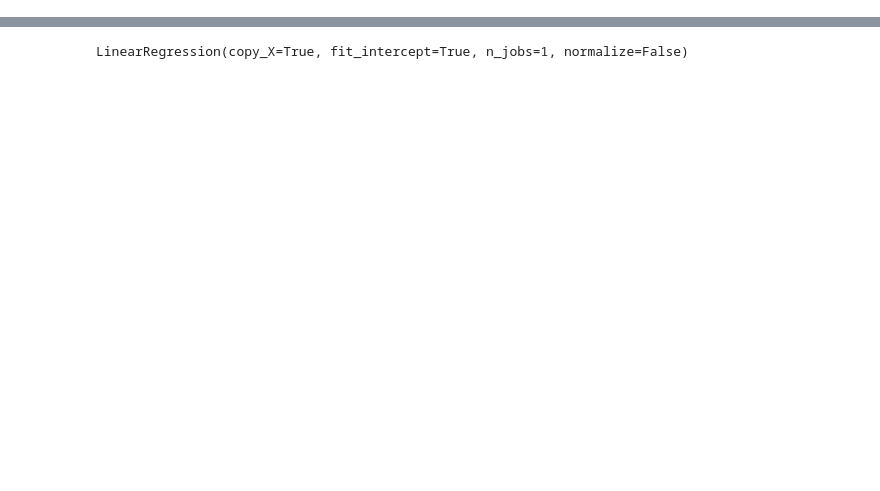
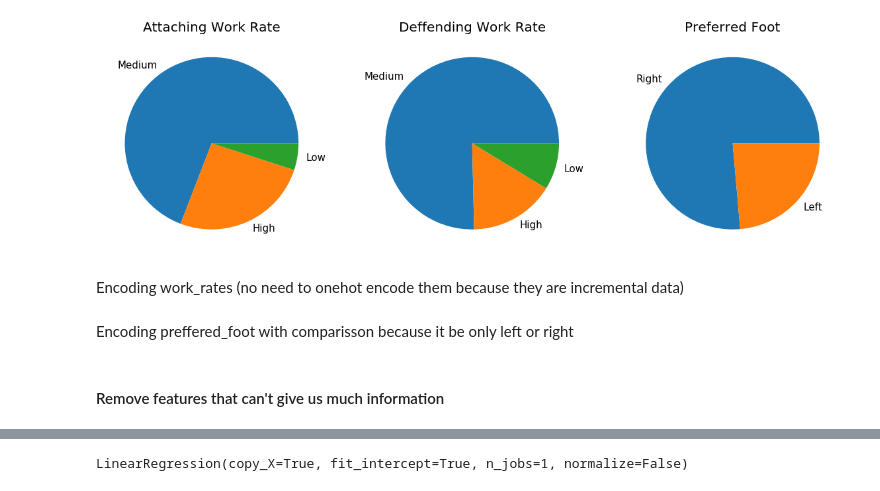
Before and after one commit to nbabulkov/fmi-machine-learning, a Jupyter notebook: Fifa.ipynb, the cells around one changed output, grey strips where cells are left out. Saved outputs shown, nothing was run; the diff lists cells and outputs as text; code cells hidden in the pictures; blank space fills up the shorter version.

```diff
--- a/Fifa.ipynb
+++ b/Fifa.ipynb
@@ -291,0 +138,6 @@ overall = skills.overall
+# %%
+leagues = list(set(fifa_df.league))
+def encode_league(series_league):
+    return series_league.apply(lambda x: leagues.index(x))
+
+encoded_leagues = encode_league(fifa_df.league)
@@ -291,0 +146,3 @@ overall = skills.overall
+# %%
+lb.fit(encoded_leagues)
+leagues_df = pd.DataFrame(lb.transform(encoded_leagues), columns=leagues)
@@ -291,0 +151,2 @@ overall = skills.overall
+# %%
+fifa_df = pd.concat([fifa_df, leagues_df], axis=1)
@@ -291,0 +155,7 @@ overall = skills.overall
+# %%
+att_values = fifa_df.work_rate_att.value_counts()
+def_values = fifa_df.work_rate_def.value_counts()
+foot_values = fifa_df.preferred_foot.value_counts()
+print(pd.DataFrame(att_values))
+print(pd.DataFrame(def_values))
+print(pd.DataFrame(foot_values))
@@ -291,0 +174,18 @@ overall = skills.overall
+# %%
+def create_pie_subplot(ax, values, title):
+    ax.set_title(title, fontdict={'fontsize': 20})
+
+    _, texts = ax.pie(x=values, labels=values.index);
+
+    for t in texts:
+        t.set_fontsize(15)
+
+fig, axes = plt.subplots(1, 3, figsize=(20, 6))
+
+create_pie_subplot(axes[0], att_values, 'Attaching Work Rate')
+create_pie_subplot(axes[1], def_values, 'Deffending Work Rate')
+create_pie_subplot(axes[2], foot_values, 'Preferred Foot')
+# %% [output]
+[figure, added]
+# %% [markdown]
+Encoding work_rates (no need to onehot encode them because they are incremental data)
@@ -291,0 +195,2 @@ overall = skills.overall
+# %% [markdown]
+Encoding preffered_foot with comparisson because it be only left or right
@@ -291,0 +199,2 @@ overall = skills.overall
+# %% [markdown]
+#### Remove features that can't give us much information
```
Also changed, not shown: parts of 127 cells of this notebook.
